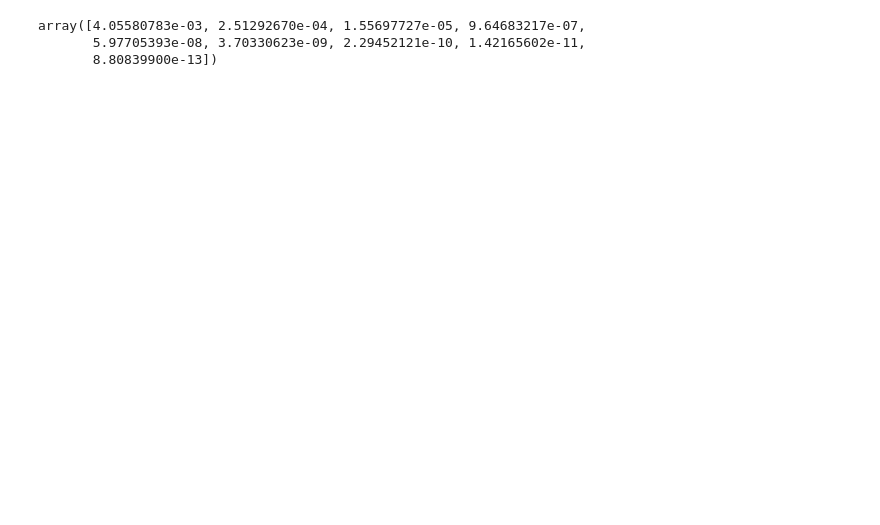
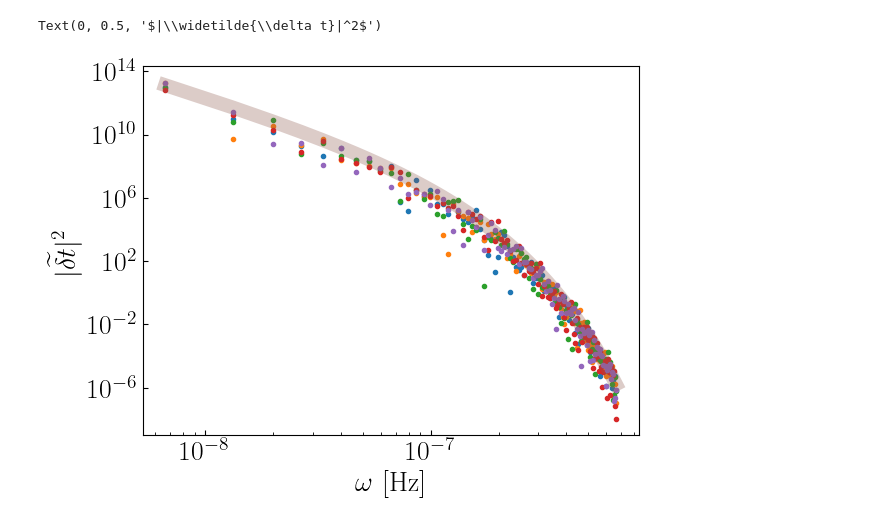
Before and after one commit to hjkim0620/ULDM_PTA_Likelihood, a Jupyter notebook: ULDM_PTA_Likelihood.ipynb, the cells around one changed output. Cells and saved outputs as stored; diff of their text form; code cells hidden in the pictures; blank space fills up the shorter version.

Commit message:
Implementation; ULDM signal

```diff
--- a/ULDM_PTA_Likelihood.ipynb
+++ b/ULDM_PTA_Likelihood.ipynb
@@ -1,9 +1,12 @@
 # %%
 import os
+import time
 import numpy as np
 import matplotlib.pyplot as plt
 
 from constants import *
+from scipy.special import k0
 
+plt.style.use('./myplot.mplstyle')
 %load_ext autoreload
 %autoreload 2
@@ -61,6 +51,0 @@ ReRho(5e-9, 1e-3, 160, 'two')
-# %%
-ReRho(freq, 1e-3, 160, 'one')
-# %% [output]
-array([4.05580783e-03, 2.51292670e-04, 1.55697727e-05, 9.64683217e-07,
-       5.97705393e-08, 3.70330623e-09, 2.29452121e-10, 1.42165602e-11,
-       8.80839900e-13])
@@ -66,0 +143,9 @@ array([4.05580783e-03, 2.51292670e-04, 1.55697727e-05, 9.64683217e-07,
+# %%
+test = ULDM_Signal(mass=5e-2, sigma=160, T=30*yr, na=np.array([0,0,1]))
+test.set_arrays(Nd=100, Nc=20, Nmu=10, Nphi=10)
+test.set_kernel()
+# %%
+tmp = []
+for i in range(5):
+    test.delta_t()
+    tmp.append(np.abs(test.delta_t_arr)**2)
@@ -66,0 +154,13 @@ array([4.05580783e-03, 2.51292670e-04, 1.55697727e-05, 9.64683217e-07,
+# %%
+for i in range(len(tmp)):
+    plt.plot(test.wd, tmp[i], '.')
+plt.plot(test.wd, 1e-21 * s(test.wd / 2, test.tau),lw=10,alpha=0.3)
+# plt.plot(test.wd, 1e+10 * k0(np.abs(test.wd * test.tau)) )
+# plt.plot(test.wd, 1e-19/test.wd**4)
+plt.xscale('log')
+plt.yscale('log')
+plt.xlabel(r'$\omega\,\,[\rm Hz]$')
+plt.ylabel(r'$|\widetilde{\delta t}|^2$')
+# %% [output]
+Text(0, 0.5, '$|\\widetilde{\\delta t}|^2$')
+[figure, added]
```
Also changed, not shown: parts of 7 cells of this notebook, 2 other files.
